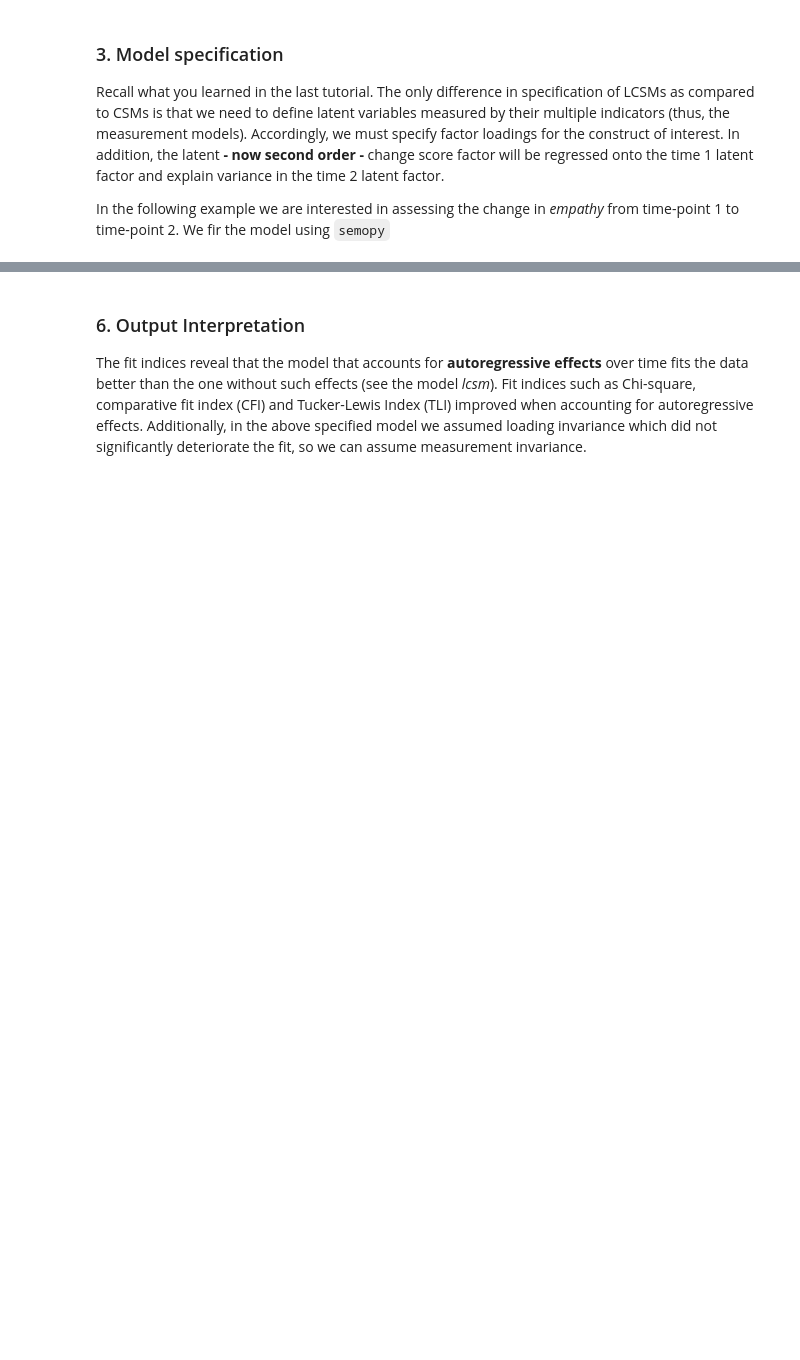
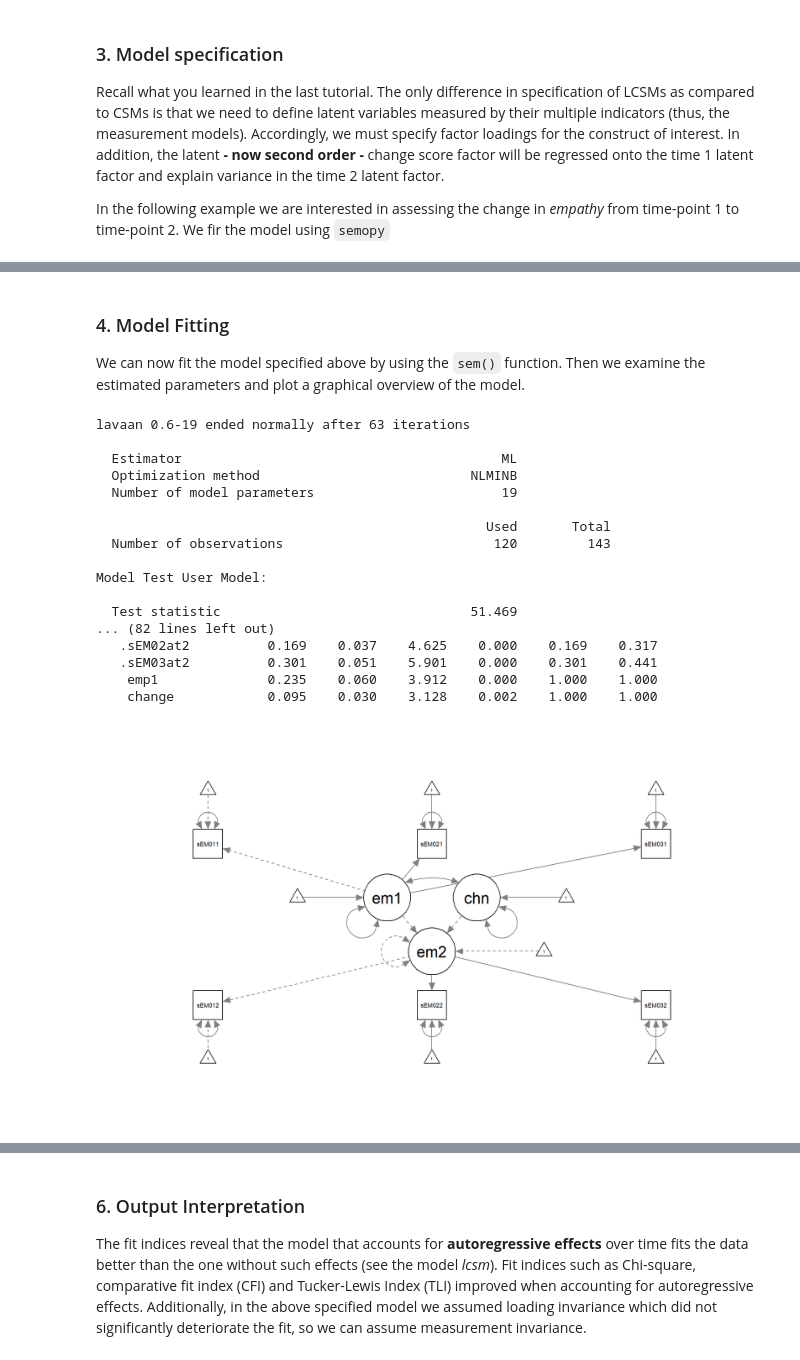
Before and after one commit to kristantodan12/psy112-ER, a Jupyter notebook: book/Seminar/LSCM_and_GCM/1_Latent_change_score_models.ipynb, the cells around one changed output, grey strips where cells are left out. Cells and saved outputs as stored; diff of their text form; code cells hidden in the pictures; blank space fills up the shorter version.

```diff
--- a/book/Seminar/LSCM_and_GCM/1_Latent_change_score_models.ipynb
+++ b/book/Seminar/LSCM_and_GCM/1_Latent_change_score_models.ipynb
@@ -118 +115,41 @@ LogLik          3.270081
+# %% [markdown]
+### 4. Model Fitting
+
+We can now fit the model specified above by using the `sem()` function. Then we examine the estimated parameters and plot a graphical overview of the model.
+# %%
+# Fit the SEM model
+ro.r('fit1 <- sem(lcsm, data=fairplayer, meanstructure=TRUE)')
+
+# Display the summary of the SEM model
+summary = ro.r('summary(fit1, fit.measures=TRUE, standardized=TRUE)')
+print(summary)
+
+# Save the SEM path diagram as a PNG file
+ro.r('''
+png("../LSCM_and_GCM/Datasets/semPath1.png", width = 2000, height = 1200, res = 150)
+semPaths(fit1)
+dev.off()
+''')
+
+# Display the saved SEM path diagram in Jupyter Notebook
+display(Image(filename="../LSCM_and_GCM/Datasets/semPath1.png"))
+# %% [output]
+lavaan 0.6-19 ended normally after 63 iterations
+
+  Estimator                                         ML
+  Optimization method                           NLMINB
+  Number of model parameters                        19
+
+                                                  Used       Total
+  Number of observations                           120         143
+
+Model Test User Model:
+
+  Test statistic                                51.469
+... (82 lines left out)
+   .sEM02at2          0.169    0.037    4.625    0.000    0.169    0.317
+   .sEM03at2          0.301    0.051    5.901    0.000    0.301    0.441
+    emp1              0.235    0.060    3.912    0.000    1.000    1.000
+    change            0.095    0.030    3.128    0.002    1.000    1.000
+[figure, added]
 # %% [markdown]
```
Also changed, not shown: parts of 7 cells of this notebook, 13 other files.
